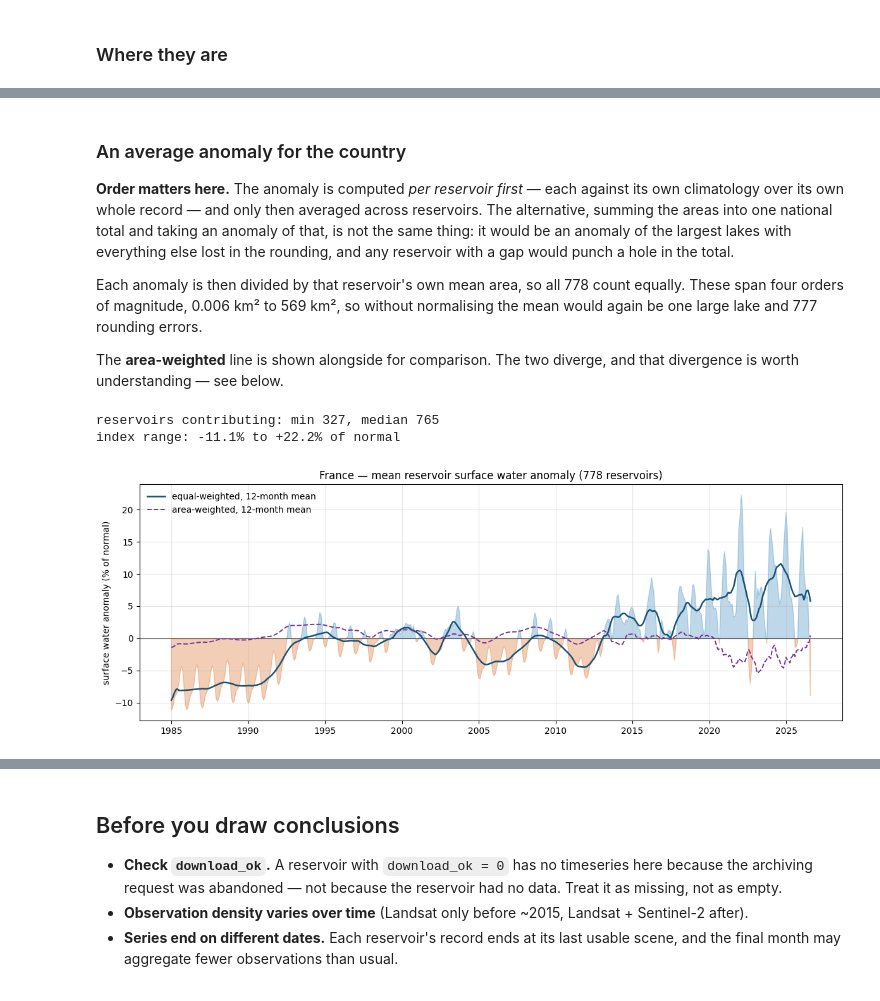
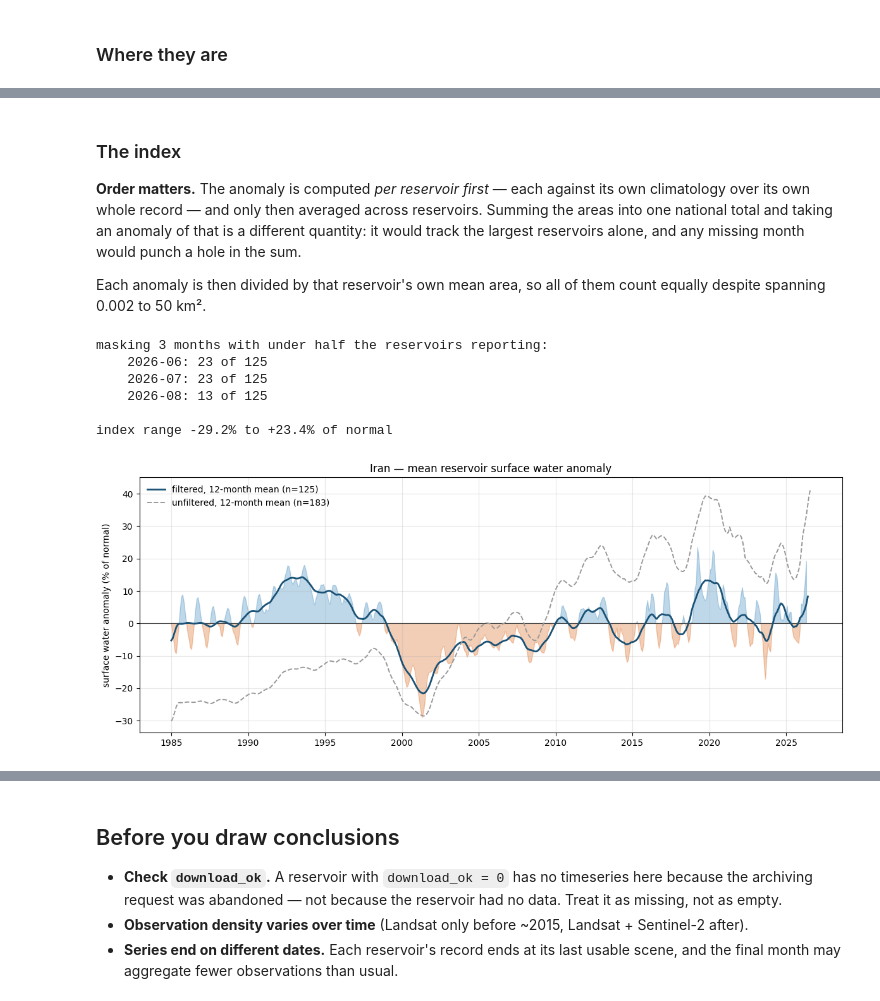
Before and after one commit to jaapschellekens/GWW_archive, a Jupyter notebook: example_timeseries.ipynb, the cells around one changed output, grey strips where cells are left out. Saved outputs shown, nothing was run; the diff lists cells and outputs as text; code cells hidden in the pictures.

```diff
--- a/example_timeseries.ipynb
+++ b/example_timeseries.ipynb
@@ -572,54 +638,62 @@ fig.tight_layout()
 # %% [markdown]
-### An average anomaly for the country
+### The index
 
-**Order matters here.** The anomaly is computed *per reservoir first* — each
-against its own climatology over its own whole record — and only then averaged
-across reservoirs. The alternative, summing the areas into one national total and
-taking an anomaly of that, is not the same thing: it would be an anomaly of the
-largest lakes with everything else lost in the rounding, and any reservoir with a
-gap would punch a hole in the total.
+**Order matters.** The anomaly is computed *per reservoir first* — each against
+its own climatology over its own whole record — and only then averaged across
+reservoirs. Summing the areas into one national total and taking an anomaly of
+that is a different quantity: it would track the largest reservoirs alone, and
+any missing month would punch a hole in the sum.
 
-Each anomaly is then divided by that reservoir's own mean area, so all 778 count
-equally. These span four orders of magnitude, 0.006 km² to 569 km², so without
-normalising the mean would again be one large lake and 777 rounding errors.
-
-The **area-weighted** line is shown alongside for comparison. The two diverge,
-and that divergence is worth understanding — see below.
+Each anomaly is then divided by that reservoir's own mean area, so all of them
+count equally despite spanning 0.002 to 50 km².
 # %%
-# Step 1-3 are per reservoir; only step 4 combines them.
-clim_fr = france.groupby("time.month").mean("time")        # 1. own climatology
-anom_fr = france.groupby("time.month") - clim_fr           # 2. own anomaly
-rel_fr = anom_fr / france.mean("time")                     # 3. own mean area
-index = (rel_fr.mean("reservoir") * 100).to_series()       # 4. average, last
-weights = france.mean("time")
-index_w = ((rel_fr * weights).sum("reservoir") / weights.sum() * 100).to_series()
-n_contrib = rel_fr.notnull().sum("reservoir").to_series()
+# Steps 1-3 are per reservoir; only step 4 combines them.
+clim_ir = kept.groupby("time.month").mean("time")          # 1. own climatology
+anom_ir = kept.groupby("time.month") - clim_ir             # 2. own anomaly
+rel_ir = anom_ir / kept.mean("time")                       # 3. own mean area
+index = (rel_ir.mean("reservoir") * 100).to_series()       # 4. average, last
+
+# c. mask months that rest on too few reservoirs
+n_contrib = rel_ir.notnull().sum("reservoir").to_series()
+thin = n_contrib < 0.5 * kept.sizes["reservoir"]
+print(f"masking {int(thin.sum())} months with under half the reservoirs reporting:")
+for t in n_contrib.index[thin]:
+    print(f"    {t:%Y-%m}: {int(n_contrib[t])} of {kept.sizes['reservoir']}")
+index[thin] = np.nan
 
 roll = index.rolling(12, center=True, min_periods=6).mean()
-roll_w = index_w.rolling(12, center=True, min_periods=6).mean()
-
-print(f"reservoirs contributing: min {int(n_contrib.min())}, median {int(n_contrib.median())}")
-print(f"index range: {index.min():+.1f}% to {index.max():+.1f}% of normal")
+print()
+print(f"index range {index.min():+.1f}% to {index.max():+.1f}% of normal")
 # %% [output]
-reservoirs contributing: min 327, median 765
-index range: -11.1% to +22.2% of normal
+masking 3 months with under half the reservoirs reporting:
+    2026-06: 23 of 125
+    2026-07: 23 of 125
+    2026-08: 13 of 125
+
+index range -29.2% to +23.4% of normal
 # %%
-fig, ax = plt.subplots(figsize=(12, 4.5))
+# the same index without filters b and c, to show what they were protecting against
+raw_set = iran.sel(reservoir=iran["reservoir"][enough_years])
+clim_raw = raw_set.groupby("time.month").mean("time")
+rel_raw = (raw_set.groupby("time.month") - clim_raw) / raw_set.mean("time")
+index_raw = (rel_raw.mean("reservoir") * 100).to_series()
+roll_raw = index_raw.rolling(12, center=True, min_periods=6).mean()
 
+fig, ax = plt.subplots(figsize=(12, 4.8))
 ax.axhline(0, color="#444444", lw=0.8)
 ax.fill_between(index.index, 0, index.values, where=index.values >= 0,
                 color="#2c7fb8", alpha=0.30, interpolate=True)
 ax.fill_between(index.index, 0, index.values, where=index.values < 0,
                 color="#d95f0e", alpha=0.30, interpolate=True)
-ax.plot(roll.index, roll.values, color="#1a5276", lw=1.8,
-        label="equal-weighted, 12-month mean")
-ax.plot(roll_w.index, roll_w.values, color="#7b3294", lw=1.4, ls="--",
-        label="area-weighted, 12-month mean")
+ax.plot(roll.index, roll.values, color="#1a5276", lw=2.0,
+        label=f"filtered, 12-month mean (n={kept.sizes['reservoir']})")
+ax.plot(roll_raw.index, roll_raw.values, color="#999999", lw=1.4, ls="--",
+        label=f"unfiltered, 12-month mean (n={raw_set.sizes['reservoir']})")
 
 ax.set_ylabel("surface water anomaly (% of normal)")
-ax.set_title(f"France — mean reservoir surface water anomaly ({len(france_ids)} reservoirs)")
+ax.set_title("Iran — mean reservoir surface water anomaly")
 ax.grid(alpha=0.3)
 ax.legend(frameon=False, loc="upper left")
 fig.tight_layout()
 # %% [output]
-[figure, old version]
+[figure, new version]
```
Also changed, not shown: parts of 12 cells of this notebook, 1 other file.
